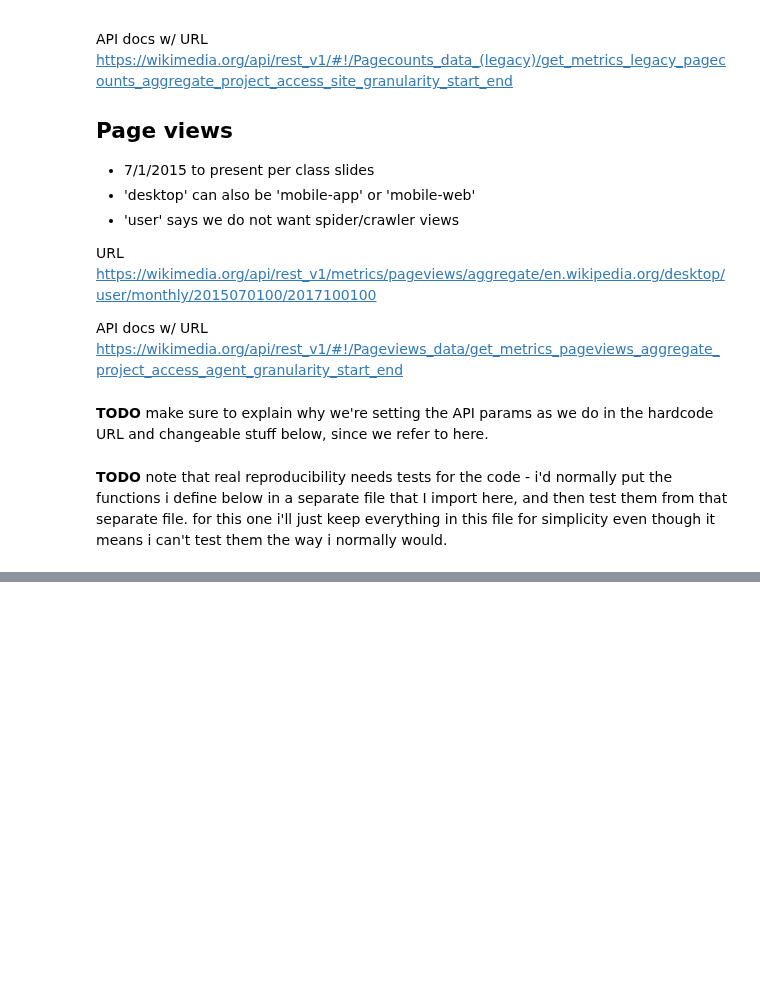
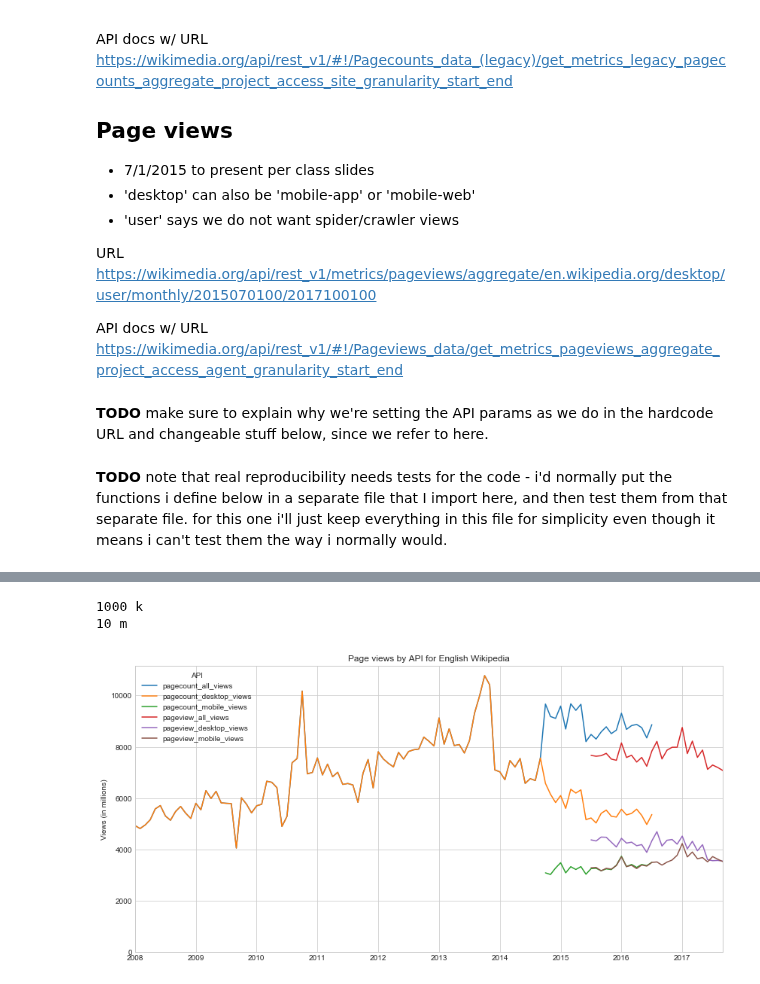
Before and after one commit to aenfield/Data512, a Jupyter notebook: a1_datacuration/EnfieldAndrew-A1.ipynb, the cells around one changed output, grey strips where cells are left out. Drawn from its saved outputs; the diff is of its cells as text; code cells hidden in the pictures; blank space fills up the shorter version.

Commit message:
First very rough cut of goal - graphic - complete, after adding combination of data into a single wide table.

```diff
--- a/a1_datacuration/EnfieldAndrew-A1.ipynb
+++ b/a1_datacuration/EnfieldAndrew-A1.ipynb
@@ -315,0 +216,6 @@ j
+# %%
+all_data_wide.rename(columns = {'desktop':'pageview_desktop_views',
+                                'mobile':'pageview_mobile_views',
+                                'desktop-site':'pagecount_desktop_views',
+                                'mobile-site':'pagecount_mobile_views'}, inplace=True)
+all_data_wide[:3]
@@ -315,0 +228,4 @@ j
+# %%
+all_data_wide['pagecount_all_views'] = all_data_wide['pagecount_desktop_views'].fillna(0) + all_data_wide['pagecount_mobile_views'].fillna(0)
+all_data_wide['pageview_all_views'] = all_data_wide['pageview_desktop_views'].fillna(0) + all_data_wide['pageview_mobile_views'].fillna(0)
+all_data_wide[:3]
@@ -315,0 +238,5 @@ j
+# %%
+all_data_wide = all_data_wide.reindex_axis(sorted(all_data_wide.columns), axis=1)
+# %%
+all_data_wide.loc[all_data_wide.index > pd.to_datetime(PAGECOUNTS_END, format='%Y%m%d%H'), 'pagecount_all_views'] = np.nan
+all_data_wide.loc[all_data_wide.index < pd.to_datetime(PAGEVIEWS_START, format='%Y%m%d%H'), 'pageview_all_views'] = np.nan
@@ -315,0 +269,22 @@ j
+# %%
+def human_format(num, precision=2, suffixes=['', ' k', ' m', ' b', ' T', ' P']):
+    m = sum([abs(num/1000.0**x) >= 1 for x in range(1, len(suffixes))])
+    return f'{num/1000.0**m:.{precision}f}{suffixes[m]}'
+
+# round(num/1000.0)
+print(human_format(999999, precision=0))
+print(human_format(10000000, precision=0))
+# %% [output]
+1000 k
+10 m
+# %%
+ax = all_data_wide.plot(title='Page views by API for English Wikipedia', ylim=0, sort_columns=True)
+#ax.get_yaxis().set_major_formatter(matplotlib.ticker.FuncFormatter(lambda x, p: '{:5.3}'.format(x)))
+#ax.get_yaxis().set_major_formatter(matplotlib.ticker.FuncFormatter(lambda x, p: human_format(x, precision=0)))
+ax.get_yaxis().set_major_formatter(matplotlib.ticker.FuncFormatter(lambda x, p: f'{x / 1000000.0:.0f}'))
+plt.ylabel('Views (in millions)')
+plt.xlabel('') # don't need name of index, which is 'timestamp'
+ax.legend(title='API')
+plt.savefig('page_views_by_api.png', dpi=300)
+# %% [output]
+[figure, added]
```
Also changed, not shown: parts of 38 cells of this notebook, 2 other files.
